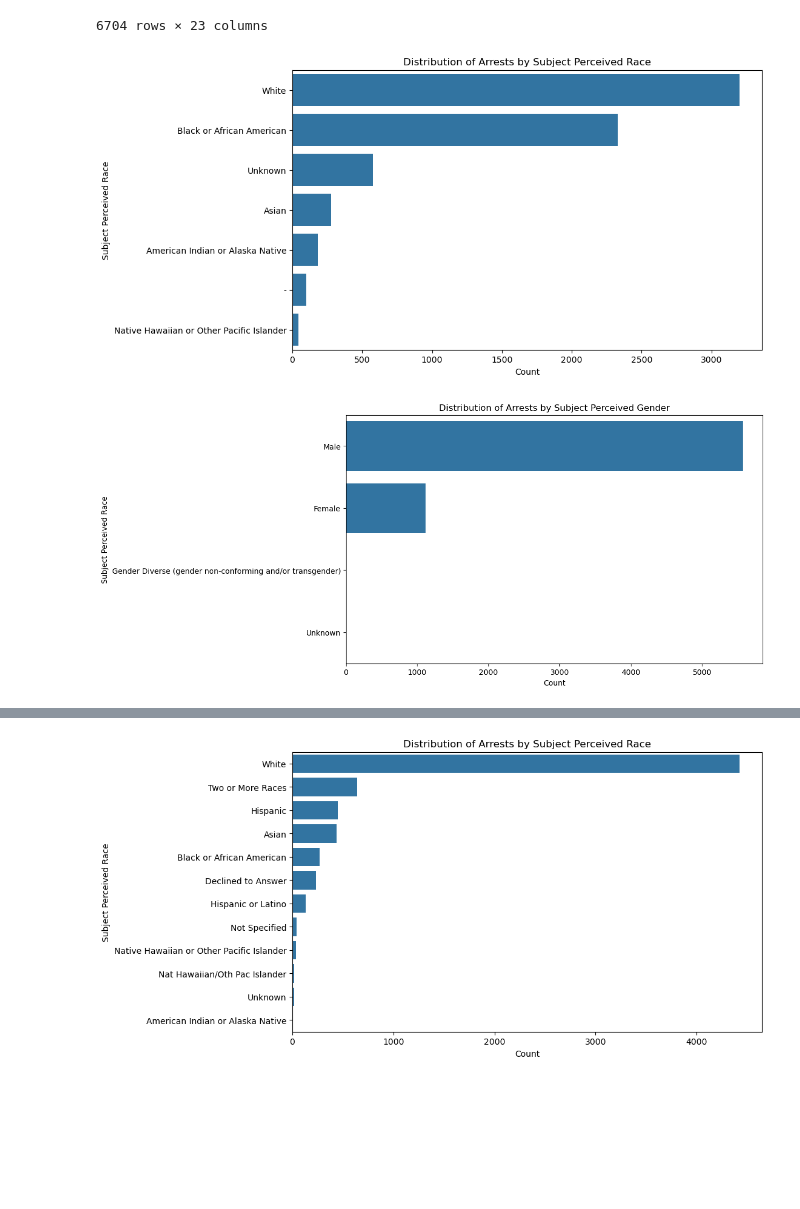
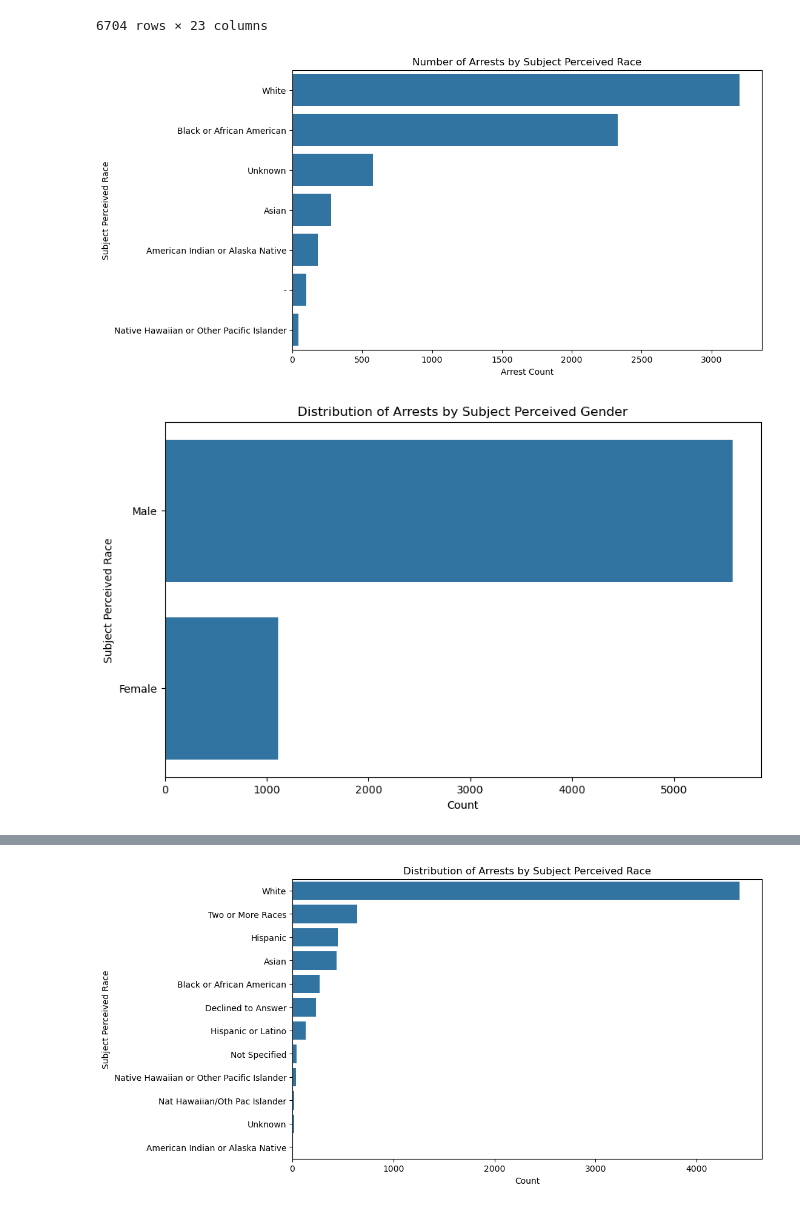
Before and after one commit to omendez930/Terry-Traffic-Stops-Phase3, a Jupyter notebook: index.ipynb, the cells around one changed output, grey strips where cells are left out. Cells and saved outputs as stored; diff of their text form; code cells hidden in the pictures; blank space fills up the shorter version.

```diff
--- a/index.ipynb
+++ b/index.ipynb
@@ -188,19 +192,23 @@ arrest_data
 # Plot arrests by race
 plt.figure(figsize=(10, 6))
 sns.countplot(y="Subject Perceived Race", data=arrest_data, order=arrest_data["Subject Perceived Race"].value_counts().index)
-plt.title("Distribution of Arrests by Subject Perceived Race")
-plt.xlabel("Count")
+plt.title("Number of Arrests by Subject Perceived Race")
+plt.xlabel("Arrest Count")
 plt.ylabel("Subject Perceived Race")
 plt.show()
 # %% [output]
-[figure, old version]
+[figure, new version]
 # %%
+# Filter the data to include only "M" and "F"
+filtered_data = arrest_data[arrest_data["Subject Perceived Gender"].isin(["Male", "Female"])]
+
 plt.figure(figsize=(10, 6))
-sns.countplot(y="Subject Perceived Gender", data=arrest_data, order=arrest_data["Subject Perceived Gender"].value_counts().index)
+sns.countplot(y="Subject Perceived Gender", data=filtered_data, order=filtered_data["Subject Perceived Gender"].value_counts().index)
 plt.title("Distribution of Arrests by Subject Perceived Gender")
 plt.xlabel("Count")
 plt.ylabel("Subject Perceived Race")
+plt.savefig('./images/Count_of_arrests_by_subject_percevied_gender')
 plt.show()
 # %% [output]
-[figure, old version]
+[figure, new version]
 # %%
```
Also changed, not shown: parts of 16 cells of this notebook, 9 other files.
